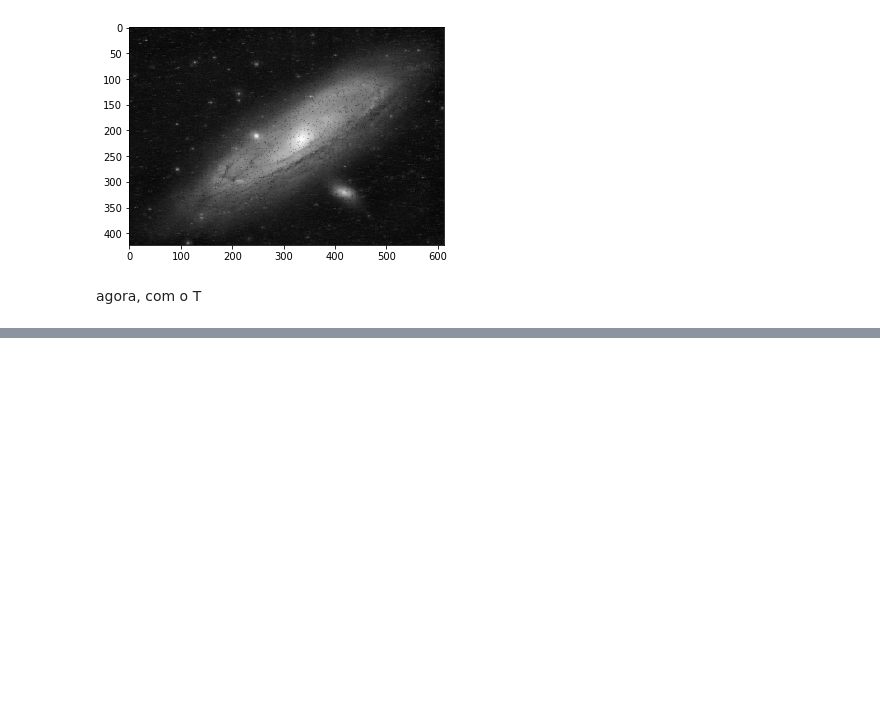
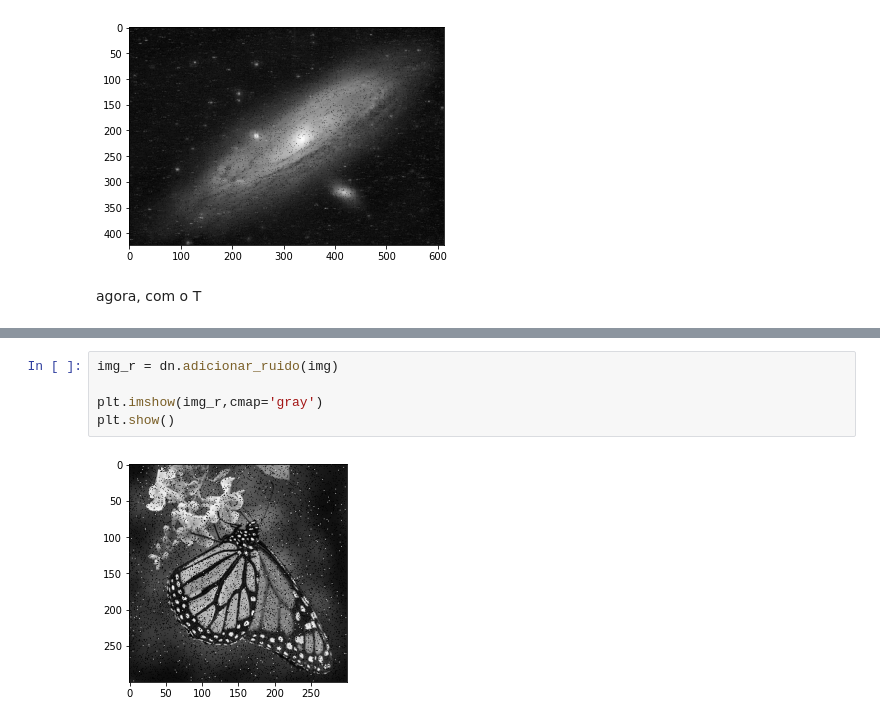
Before and after one commit to reinanbr/denoise_img, a Jupyter notebook: Brincando e Testando.ipynb, the cells around one changed output, grey strips where cells are left out. Cells and saved outputs as stored; diff of their text form; blank space fills up the shorter version.

```diff
--- a/Brincando e Testando.ipynb
+++ b/Brincando e Testando.ipynb
@@ -152,0 +173,7 @@ foi... sheipado
+# %%
+img_r = dn.adicionar_ruido(img)
+
+plt.imshow(img_r,cmap='gray')
+plt.show()
+# %% [output]
+[figure, added]
```
Also changed, not shown: parts of 12 cells of this notebook, 12 other files.
